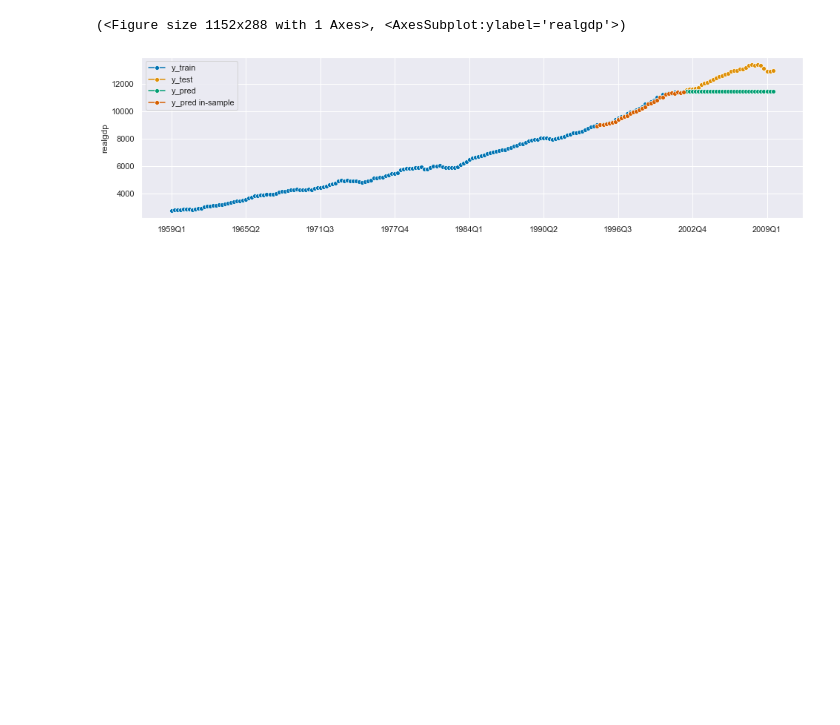
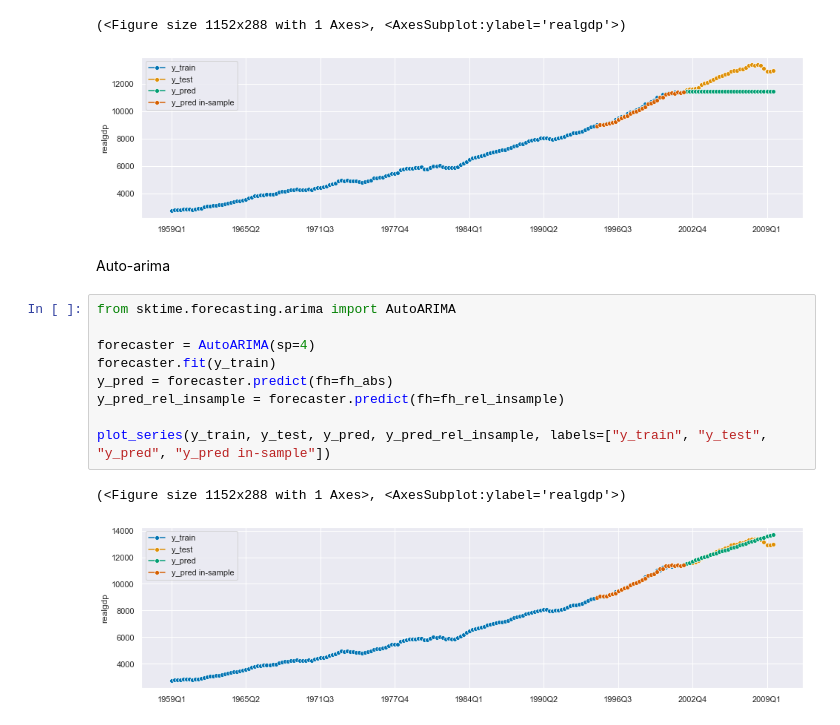
Before and after one commit to montgoz007/sktime-macroeconomic-forecasting, a Jupyter notebook: macro_econ_notebook.ipynb, the cells around one changed output. Cells and saved outputs as stored; diff of their text form; blank space fills up the shorter version.

```diff
--- a/macro_econ_notebook.ipynb
+++ b/macro_econ_notebook.ipynb
@@ -106,3 +106,17 @@ plot_series(y_train, y_test, y_pred_rel, y_pred_rel_insample, labels=["y_train",
 # %% [output]
 (<Figure size 1152x288 with 1 Axes>, <AxesSubplot:ylabel='realgdp'>)
 [figure]
+# %% [markdown]
+Auto-arima
+# %%
+from sktime.forecasting.arima import AutoARIMA
+
+forecaster = AutoARIMA(sp=4)
+forecaster.fit(y_train)
+y_pred = forecaster.predict(fh=fh_abs)
+y_pred_rel_insample = forecaster.predict(fh=fh_rel_insample)
+
+plot_series(y_train, y_test, y_pred, y_pred_rel_insample, labels=["y_train", "y_test", "y_pred", "y_pred in-sample"])
+# %% [output]
+(<Figure size 1152x288 with 1 Axes>, <AxesSubplot:ylabel='realgdp'>)
+[figure, added]
```
Also changed, not shown: parts of 10 cells of this notebook.
